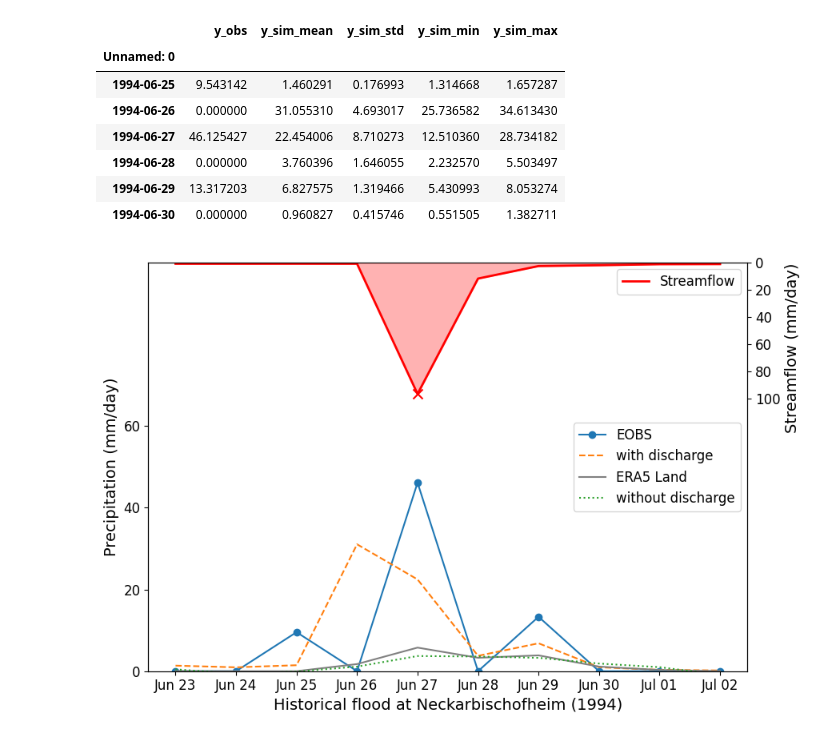
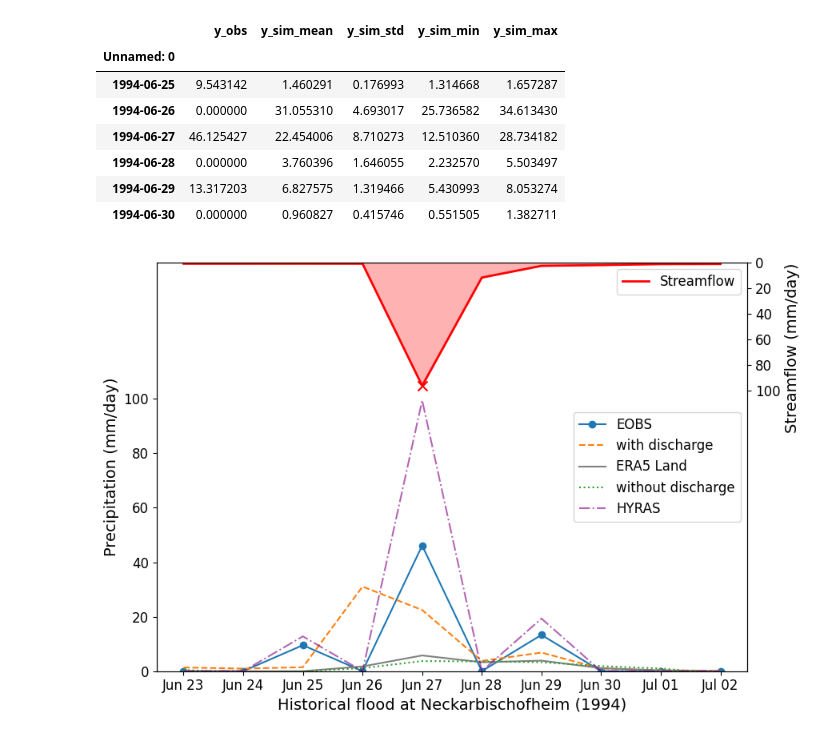
Before and after one commit to Ash-Manoj/lstm_backward, a Jupyter notebook: results/with_discharge_haicore/ensemble_3seeds/one_more_testcase/predictions/plotting.ipynb, the cells around one changed output. Saved outputs shown, nothing was run; the diff lists cells and outputs as text; code cells hidden in the pictures.

Commit message:
thesis figure revisions

```diff
--- a/results/with_discharge_haicore/ensemble_3seeds/one_more_testcase/predictions/plotting.ipynb
+++ b/results/with_discharge_haicore/ensemble_3seeds/one_more_testcase/predictions/plotting.ipynb
@@ -49,7 +49,7 @@ without_disch
 1095 rows × 5 columns
 # %%
 #With discharge
-file_path = rf"~/datasets/timeseries/csv/neck/neck_1.csv"
+file_path = rf"./neck_1.csv"
 neck_1 = pd.read_csv(file_path, parse_dates=[0])
 neck_1.set_index(neck_1.columns[0],inplace=True)
 # %%
@@ -103,39 +103,40 @@ ax1.plot(with_disch_filtered.index, with_disch_filtered['y_obs'], label='EOBS',
 ax1.plot(with_disch_filtered.index, with_disch_filtered['y_sim_mean'], label='with discharge', linestyle='--')
 ax1.plot(neck_filtered.index, neck_filtered['total_precipitation_sum'], label='ERA5 Land', linestyle='-',color='grey')
 ax1.plot(without_disch_filtered.index, without_disch_filtered['y_sim_mean'], label='without discharge', linestyle=':')
+ax1.plot(neck_filtered.index, neck_filtered['hyras'], label='HYRAS', linestyle='-.',color='purple',alpha=0.6)
 
 
 # Add labels and legend to the primary y-axis
 ax1.set_xlabel('Historical flood at Neckarbischofheim (1994)', fontsize=14)
 ax1.set_ylabel('Precipitation (mm/day)', fontsize=14)
 #ax1.set_title(f'Catchment: Elsenz Schwarzbach from {start_date} to {end_date}')
 ax1.legend(loc='center right', fontsize=12)
-ax1.set_ylim([0, 100])
-ax1.set_yticks([0,20,40,60])
+ax1.set_ylim([0, 150])
+ax1.set_yticks([0,20,40,60,80,100])
 # Formatting tick labels
 ax1.tick_params(axis='both', labelsize=12)
 # Create a secondary y-axis
 ax2 = ax1.twinx()
 ax2.plot(neck_filtered.index, neck_filtered['streamflow'], label='Streamflow', color='red', linestyle='-', linewidth=2)
 ax2.fill_between(neck_filtered.index, neck_filtered['streamflow'], color='red', alpha=0.3)
 ax2.scatter(pd.to_datetime('1994-06-27'), neck_filtered.loc[pd.to_datetime('1994-06-27'),'streamflow'], color='red', s=75,marker='x', zorder=5)
 ax2.set_ylabel('Streamflow (mm/day)', loc='top', fontsize=14)
 ax2.legend(loc='upper right', fontsize=12)
-ax2.set_ylim([0, 300])
+ax2.set_ylim([0, 320])
 ax2.set_yticks([0,20,40,60,80,100])
 ax2.tick_params(axis='both', labelsize=12)
 ax2.invert_yaxis()
 
 # Format the date labels on the x-axis
 date_format = mdates.DateFormatter('%b %d')
 ax1.xaxis.set_major_formatter(date_format)
 #fig.autofmt_xdate()  # Rotate date labels
 # Formatting the plot
 #plt.xticks(rotation=45)
 plt.tight_layout()
 
-plt.savefig("thesis.jpeg",dpi=1200)
+plt.savefig("exemplary_analysis.jpeg",dpi=1200)
 # Show the plot
-plt.show()
+#plt.show()
 # %% [output]
-[figure, old version]
+[figure, new version]
```
Also changed, not shown: 2 other files.
